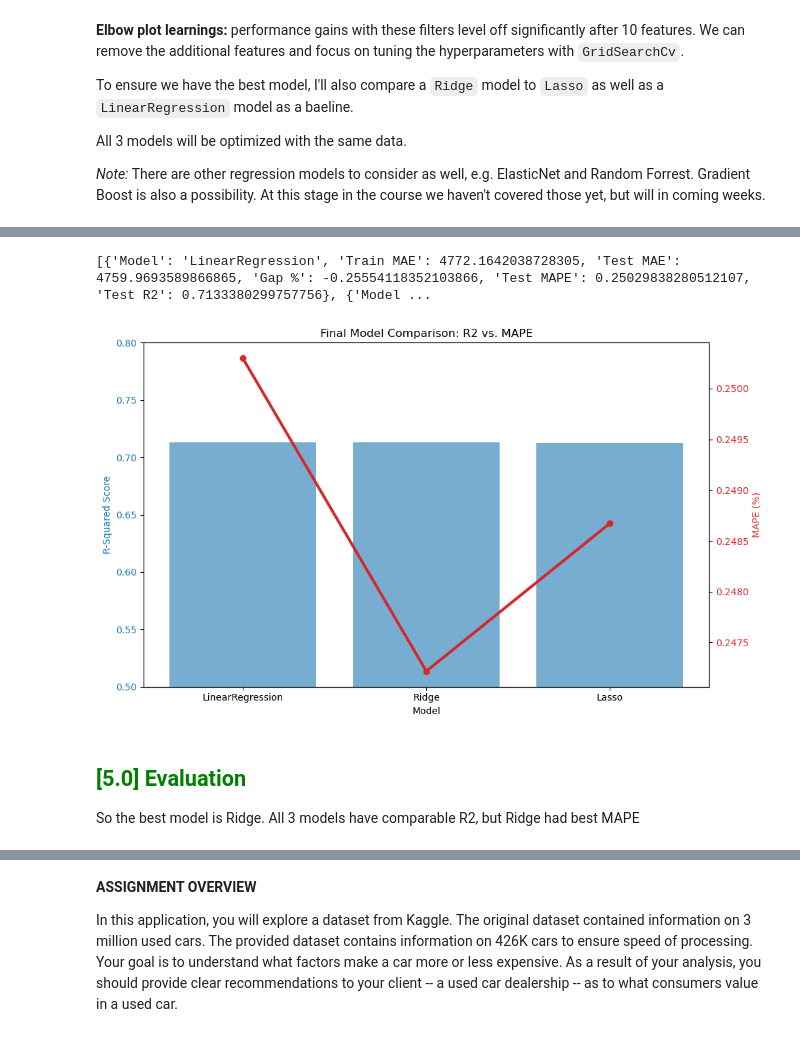
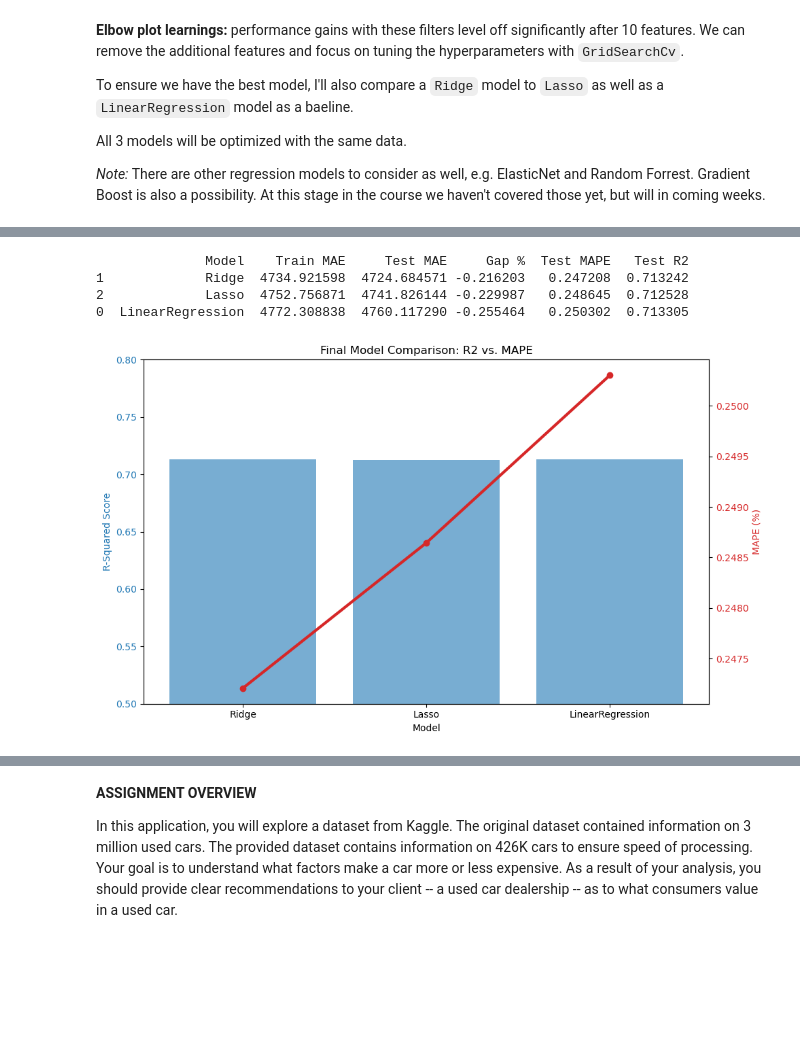
Before and after one commit to jelanigb/uc_berkeley_ml_program, a Jupyter notebook: practical_application_02/prompt_II.ipynb, the cells around one changed output, grey strips where cells are left out. Cells and saved outputs as stored; diff of their text form; code cells hidden in the pictures; blank space fills up the shorter version.

Commit message:
Finalizing notebook code + adding images

```diff
--- a/practical_application_02/prompt_II.ipynb
+++ b/practical_application_02/prompt_II.ipynb
@@ -1012,7 +981,8 @@ models_to_test = {
             "preprocessor__num__poly__degree": [1, 2, 3],
             "regressor__regressor__alpha": [0.0001, 0.001, 0.01, 0.1, 1.0],
             # Increasing max_iter because using small alphas (longer convergence time)
-            "regressor__regressor__max_iter": [10000],
+            "regressor__regressor__max_iter": [20000],
+            "regressor__regressor__tol": [0.005]
         },
     }
 }
@@ -1043,7 +1013,7 @@ for name, config in models_to_test.items():
             config["params"],
             cv=3,
             scoring="neg_mean_absolute_error",
-            n_jobs=-1 #multi-thread
+            n_jobs=1 # single thread to avoid OS error
         )
         search.fit(X_train, y_train)
         best_model = search.best_estimator_
@@ -1068,36 +1038,33 @@ for name, config in models_to_test.items():
         "Test R2": r2_score(y_test, y_test_pred),
     }
     results_list.append(result)
-
-# Debug
-print(results_list)
-# %% [output]
-[{'Model': 'LinearRegression', 'Train MAE': 4772.1642038728305, 'Test MAE': 4759.9693589866865, 'Gap %': -0.25554118352103866, 'Test MAPE': 0.25029838280512107, 'Test R2': 0.7133380299757756}, {'Model ...
 # %%
 # Plot final results.
-df_results = pd.DataFrame(results_list)
+df_results = pd.DataFrame(results_list).sort_values(by='Test MAPE')
+print(df_results.head())
+
 
 fig, ax1 = plt.subplots(figsize=(10, 6))
 
 # Plot R2 Scores
 ax1.set_xlabel('Model')
 ax1.set_ylabel('R-Squared Score', color='tab:blue')
 ax1.bar(df_results['Model'], df_results['Test R2'], color='tab:blue', alpha=0.6, label='Test R2')
 ax1.tick_params(axis='y', labelcolor='tab:blue')
 ax1.set_ylim(0.5, 0.8) # Zoom in on the relevant area
 
 # Plot MAPE on secondary axis
 ax2 = ax1.twinx()
 ax2.set_ylabel('MAPE (%)', color='tab:red')
 ax2.plot(df_results['Model'], df_results['Test MAPE'], color='tab:red', marker='o', linewidth=3, label='MAPE %')
 ax2.tick_params(axis='y', labelcolor='tab:red')
 
 plt.title('Final Model Comparison: R2 vs. MAPE')
 fig.tight_layout()
 plt.show()
 # %% [output]
+              Model    Train MAE     Test MAE     Gap %  Test MAPE   Test R2
+1             Ridge  4734.921598  4724.684571 -0.216203   0.247208  0.713242
+2             Lasso  4752.756871  4741.826144 -0.229987   0.248645  0.712528
+0  LinearRegression  4772.308838  4760.117290 -0.255464   0.250302  0.713305
-[figure, old version]
+[figure, new version]
-# %% [markdown]
-<h2 style="color: green;">[5.0] Evaluation</h2>
-
-So the best model is Ridge. All 3 models have comparable R2, but Ridge had best MAPE
```
Also changed, not shown: parts of 16 cells of this notebook, 5 other files.
